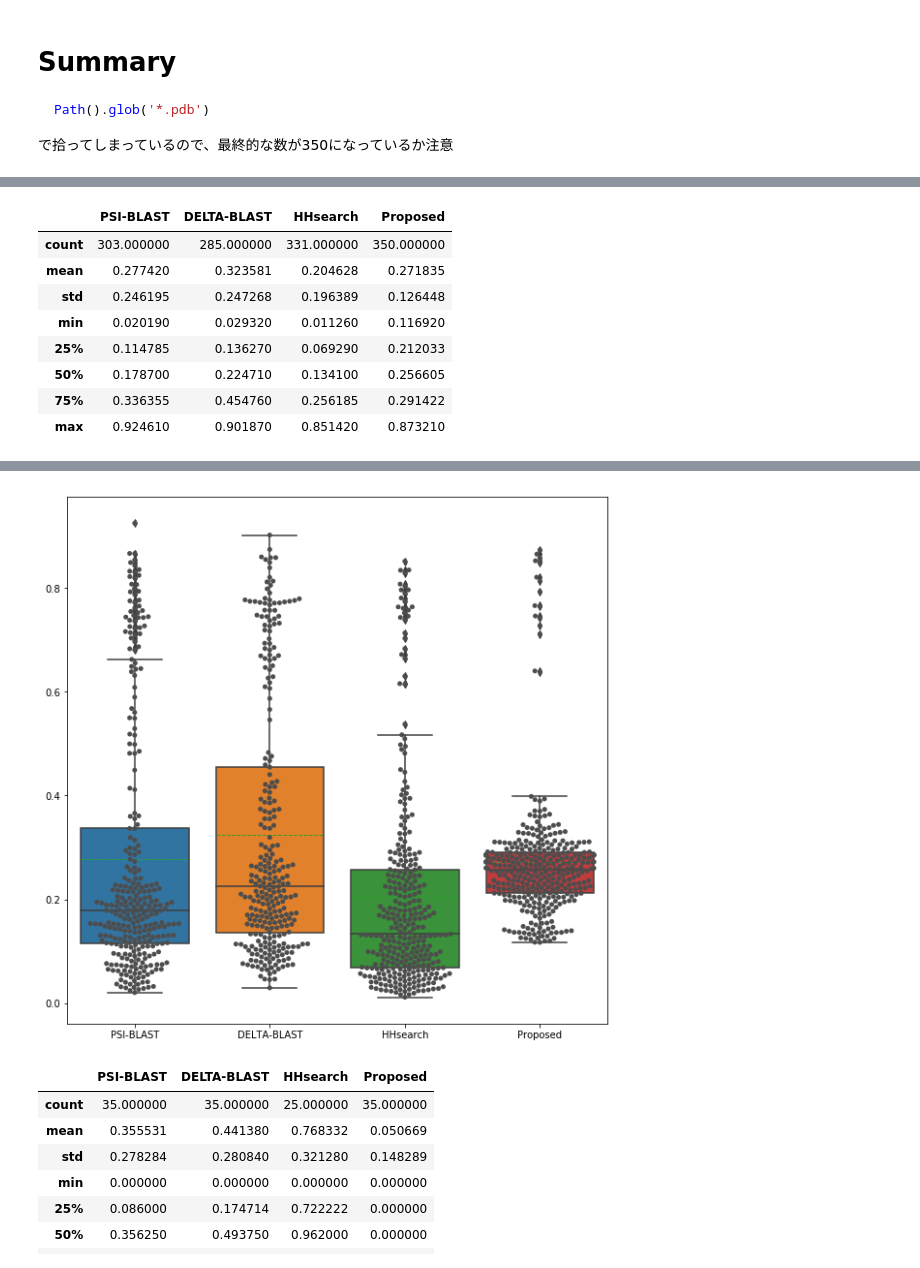
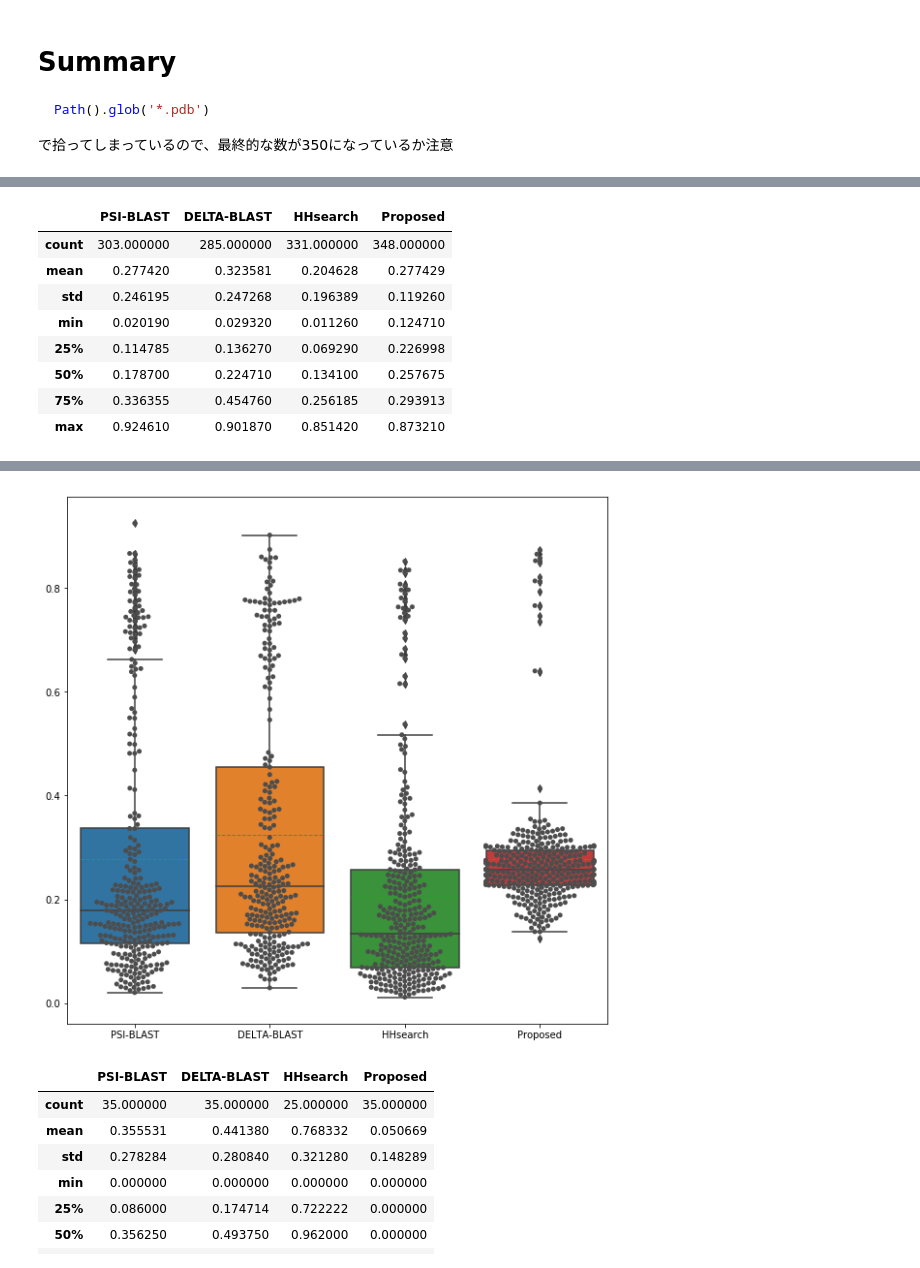
Before and after one commit to shuichiro-makigaki/exmachina, a Jupyter notebook: contrib/homology_detection.ipynb, the cells around one changed output, grey strips where cells are left out. Saved outputs shown, nothing was run; the diff lists cells and outputs as text; code cells hidden in the pictures.

```diff
--- a/contrib/homology_detection.ipynb
+++ b/contrib/homology_detection.ipynb
@@ -239,8 +234,6 @@ Path().glob('*.pdb')
 
 で拾ってしまっているので、最終的な数が350になっているか注意
 # %%
-%%time
-
 from pathlib import Path
 
 from tqdm import tqdm_notebook as tqdm
@@ -285,7 +278,7 @@ for query in tqdm(test_data):
         result_d[key].append(tmalign.tmscore[1])
     key = 'Proposed'
     result_d.setdefault(key, [])
-    for model_file in [_ for _ in Path(f'../data/results/flann19_scop40_logscore_tmscore0.5_window5_ratio0.01_nn1000_open0.1_extend0.01/{query}').glob('*.pdb') if query not in _.stem]:
+    for model_file in [_ for _ in Path(f'../data/results/flann19_scop40_logscore_tmscore0.5_window5_ratio0.01_nn1000_open0.1_extend1e-05/{query}').glob('*.pdb') if query not in _.stem]:
         tmalign = TMalignCommandLine(model_file, f'../data/train/pdbstyle-1.75/{query[2:4]}/{query}.ent')
         tmalign.run()
         if tmalign.tmscore is None:
@@ -300,11 +293,11 @@ display(result_df.describe())
 # %% [output]
 [interactive output not drawn]
 |  | PSI-BLAST | DELTA-BLAST | HHsearch | Proposed |
-| count | 303.000000 | 285.000000 | 331.000000 | 350.000000 |
-| mean | 0.277420 | 0.323581 | 0.204628 | 0.271835 |
-| std | 0.246195 | 0.247268 | 0.196389 | 0.126448 |
-| min | 0.020190 | 0.029320 | 0.011260 | 0.116920 |
-| 25% | 0.114785 | 0.136270 | 0.069290 | 0.212033 |
-| 50% | 0.178700 | 0.224710 | 0.134100 | 0.256605 |
-| 75% | 0.336355 | 0.454760 | 0.256185 | 0.291422 |
+| count | 303.000000 | 285.000000 | 331.000000 | 348.000000 |
+| mean | 0.277420 | 0.323581 | 0.204628 | 0.277429 |
+| std | 0.246195 | 0.247268 | 0.196389 | 0.119260 |
+| min | 0.020190 | 0.029320 | 0.011260 | 0.124710 |
+| 25% | 0.114785 | 0.136270 | 0.069290 | 0.226998 |
+| 50% | 0.178700 | 0.224710 | 0.134100 | 0.257675 |
+| 75% | 0.336355 | 0.454760 | 0.256185 | 0.293913 |
 | max | 0.924610 | 0.901870 | 0.851420 | 0.873210 |
@@ -313,2 +304,2 @@ Wall time: 2min 28s
-[figure, old version]
+[figure, new version]
 # %%
```
Also changed, not shown: parts of 3 cells of this notebook.
